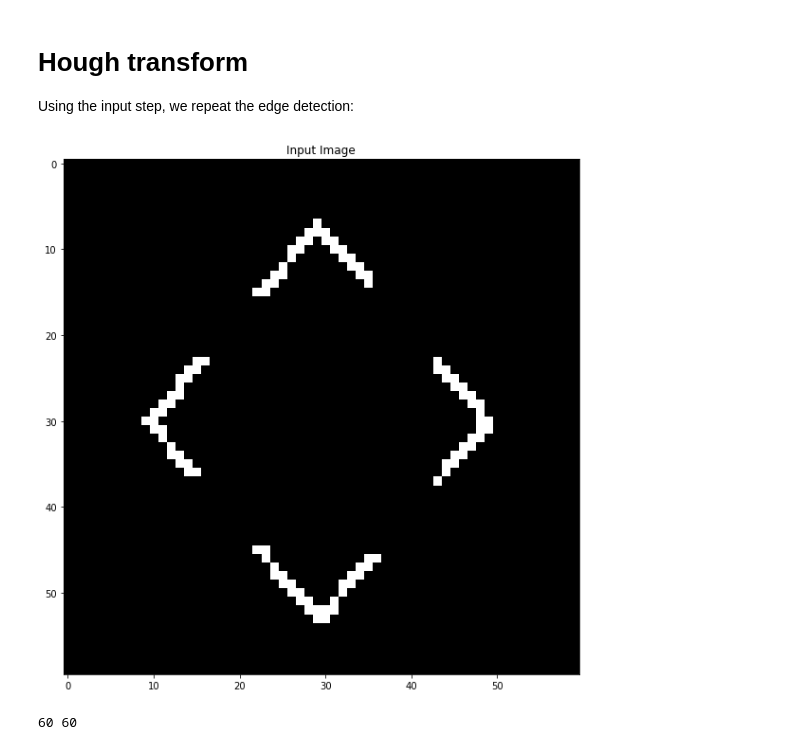
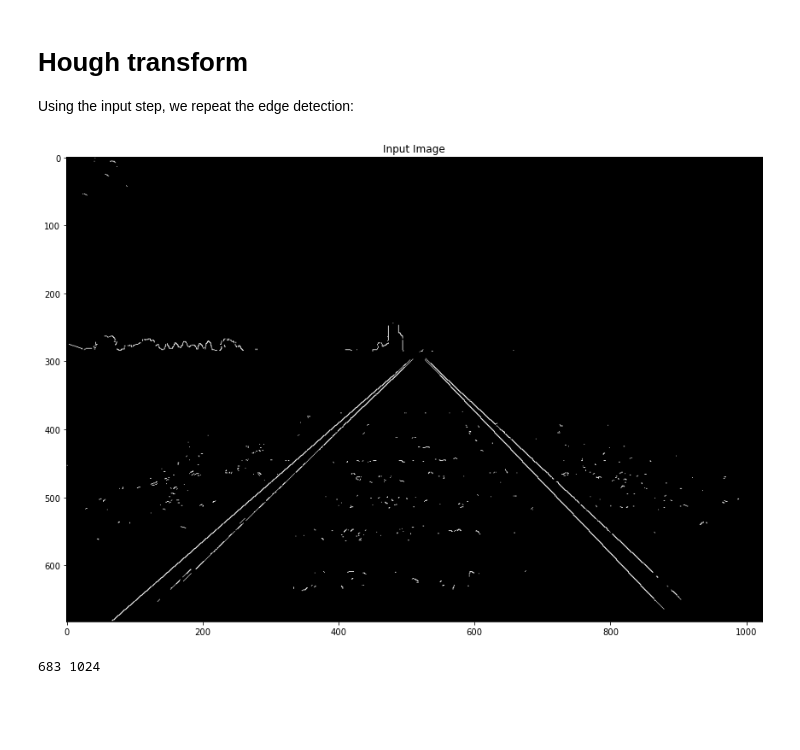
Before and after one commit to malinbranduse/hough_transform, a Jupyter notebook: hough_impl.ipynb, the cells around one changed output. Cells and saved outputs as stored; diff of their text form; code cells hidden in the pictures; blank space fills up the shorter version.

Commit message:
bugfix, i j order and run on larger images

```diff
--- a/hough_impl.ipynb
+++ b/hough_impl.ipynb
@@ -5,30 +5,30 @@ Using the input step, we repeat the edge detection:
 # %%
 import cv2 as cv
 import math
 import matplotlib.pyplot as plt
 import numpy as np
 
 input_dir = './input/'
 in_img_name = 'Railroad.jpg'
-in_img_name = 'hough_test.png'
+# in_img_name = 'hough_test.png'
 in_img = cv.imread(input_dir + in_img_name, cv.IMREAD_GRAYSCALE)
 
-hough_threshold = 18
+hough_threshold = 300
 
 # Image with 2 white points
 # in_img = np.zeros((50,50), np.uint8)
 # in_img[10, 25] = 1
 # in_img[40, 20] = 1
 
-# canny_thresholds = [460, 500]
-# edges = cv.Canny(in_img, canny_thresholds[0], canny_thresholds[1])
-# in_img = edges
+canny_thresholds = [460, 500]
+edges = cv.Canny(in_img, canny_thresholds[0], canny_thresholds[1])
+in_img = edges
 plt.figure(figsize=(15,10))
 plt.imshow(in_img,cmap = 'gray')
 plt.title('Input Image')
 plt.show()
 # %% [output]
-[figure, old version]
+[figure, new version]
 # %%
 # Hough transform implementation
 img = in_img
@@ -59,7 +59,7 @@ rho_offset = (num_rho - 1) / 2
 # accumulator matrix sized larger with 2 to allow calculation of neighbors in the local maximum step
 accum = np.zeros((num_rho + 2, num_angle + 2), int)
 # %% [output]
-60 60
+683 1024
 # %%
 # calculate values for accumulator
 for i in range(h):
```
Also changed, not shown: parts of 6 cells of this notebook.
